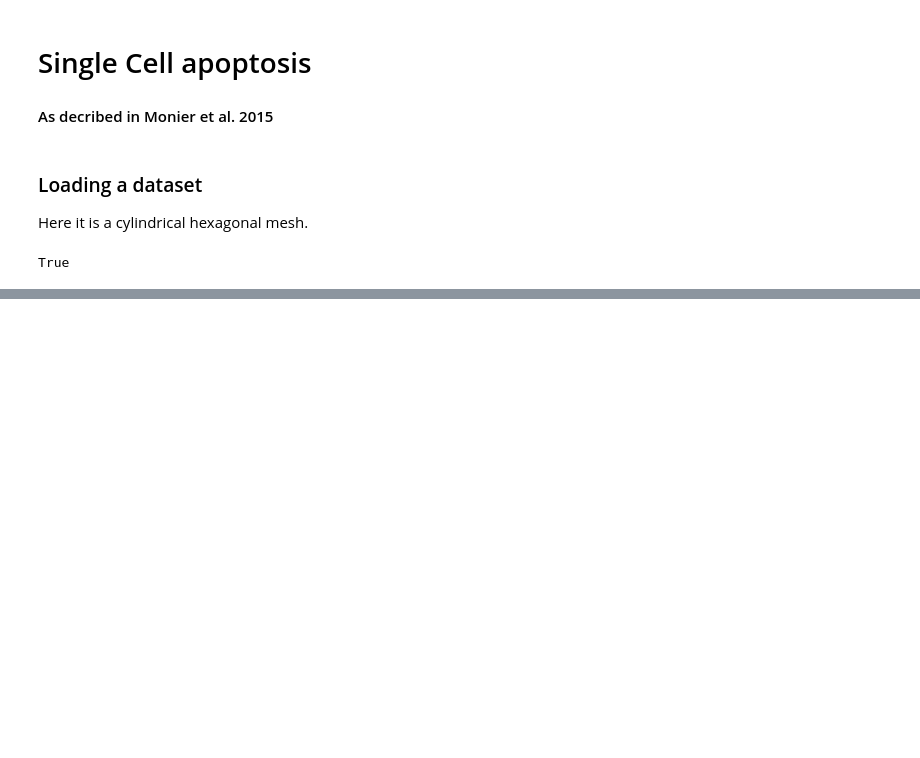
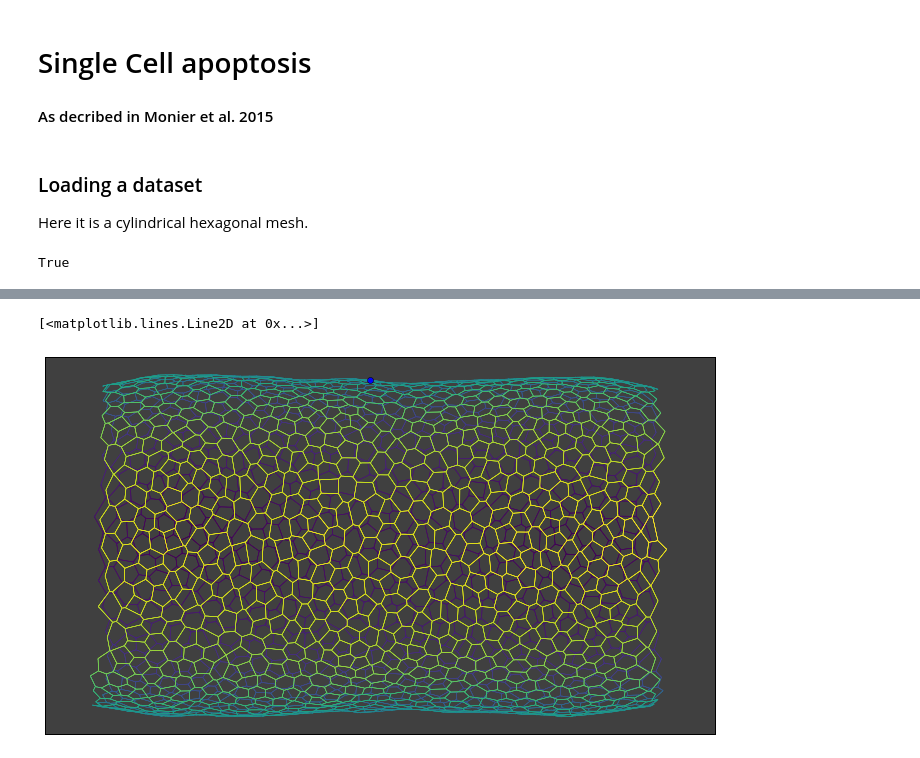
Before and after one commit to glyg/notebooks, a Jupyter notebook: tyssue/dynamics/Apoptosis.ipynb, the cells around one changed output, grey strips where cells are left out. Cells and saved outputs as stored; diff of their text form; code cells hidden in the pictures; blank space fills up the shorter version.

```diff
--- a/tyssue/dynamics/Apoptosis.ipynb
+++ b/tyssue/dynamics/Apoptosis.ipynb
@@ -217,3 +142,0 @@ type3
-# %%
-from tyssue.core.objects import get_opposite
-sheet.edge_df['opposite'] = get_opposite(sheet.edge_df)
@@ -265 +143,8 @@ def apoptosis_time_tables(sheet, apoptotic_cell,
+# %%
+sheet.settings['apoptosis'] = {
+    'shrink_steps': 20,
+    'rad_tension': 1,
+    'contractile_increase': 2,
+    'contract_span': 2
+    }
 # %%
@@ -284,0 +170,6 @@ for t in times:
+# %%
+fig, ax = leg_joint_view(sheet)
+ax.plot(sheet.face_df.loc[1052, 'z'], sheet.face_df.loc[1052, 'y'], 'o')
+# %% [output]
+[<matplotlib.lines.Line2D at 0x...>]
+[figure, added]
```
Also changed, not shown: parts of 11 cells of this notebook, 2 other files.
